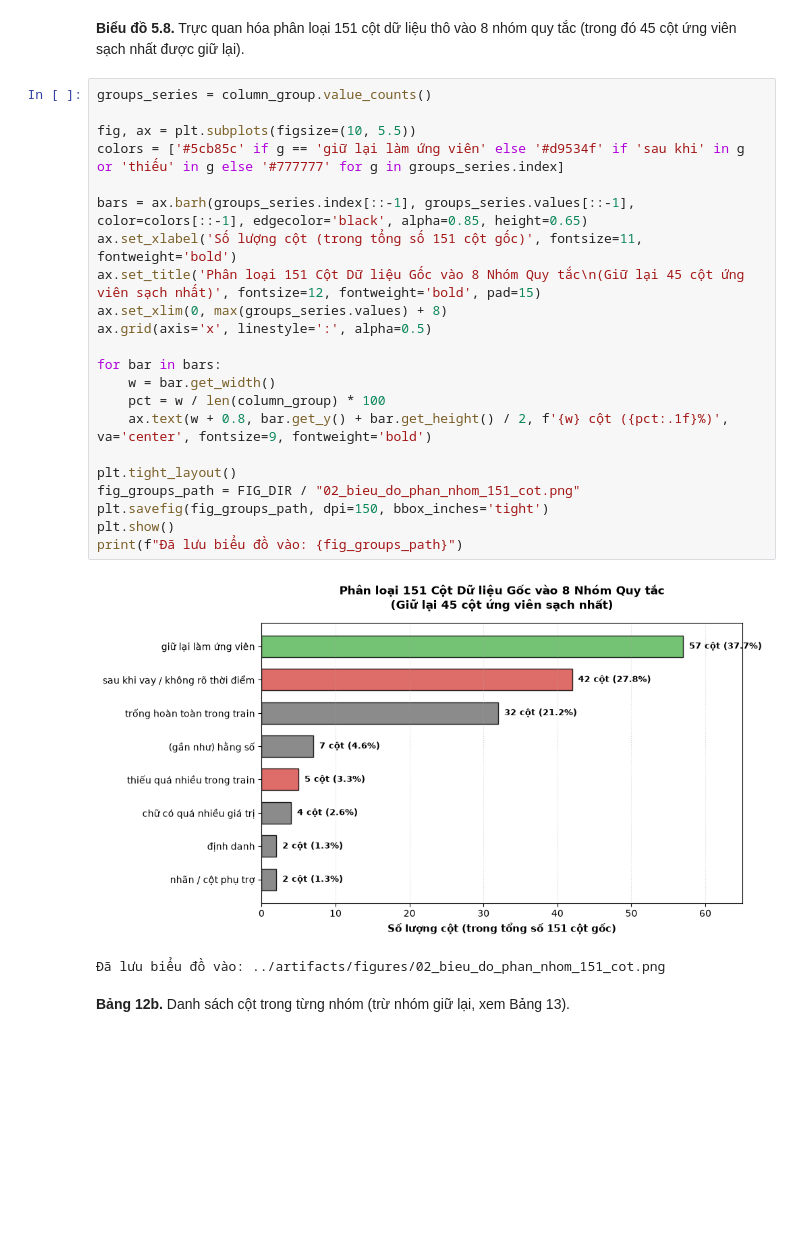
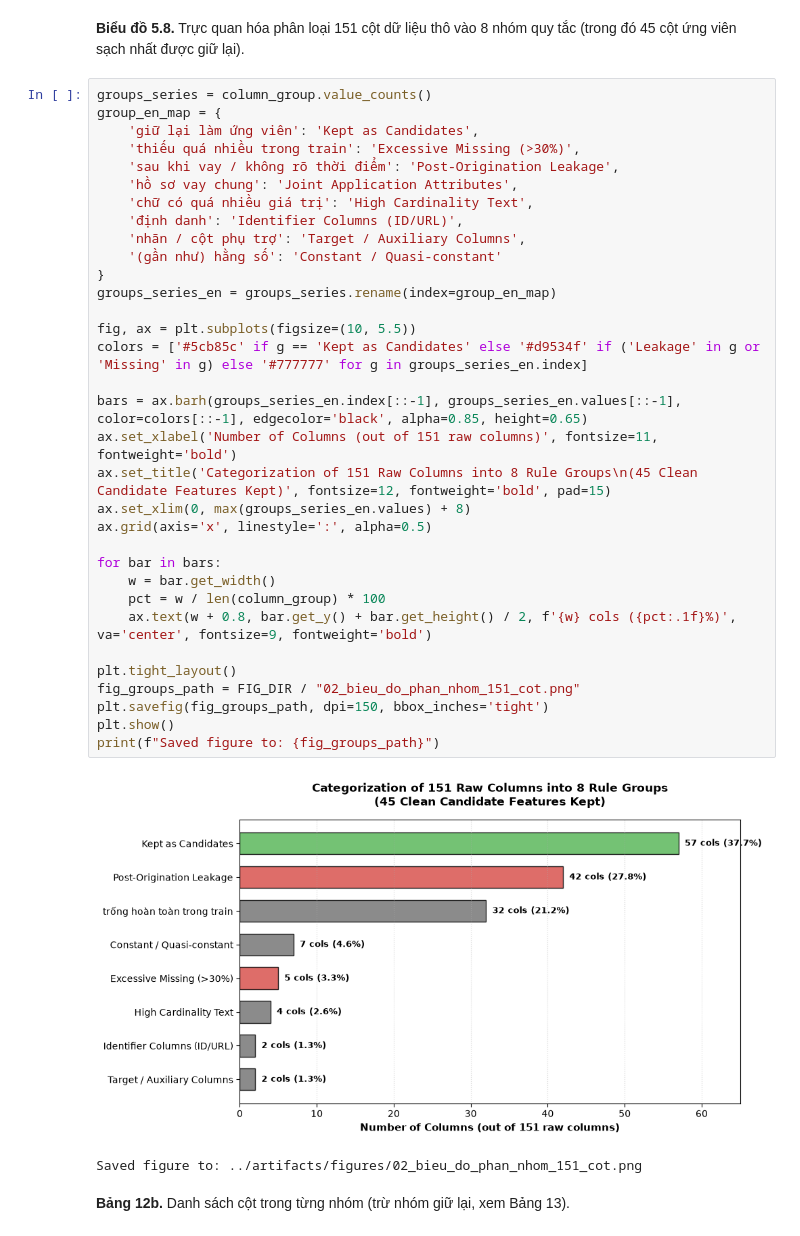
Before and after one commit to Eliza516/Lending-Club-Credit-Scoring, a Jupyter notebook: notebooks/02_lam_sach_va_feature.ipynb, the cells around one changed output. Drawn from its saved outputs; the diff is of its cells as text; blank space fills up the shorter version.

Commit message:
refactor(notebook-02): purge WoE, add univariate AUC and purpose risk charts to Section 5, translate all charts to English

```diff
--- a/notebooks/02_lam_sach_va_feature.ipynb
+++ b/notebooks/02_lam_sach_va_feature.ipynb
@@ -659,29 +692,40 @@ group_summary
 **Biểu đồ 5.8.** Trực quan hóa phân loại 151 cột dữ liệu thô vào 8 nhóm quy tắc (trong đó 45 cột ứng viên sạch nhất được giữ lại).
 # %%
 groups_series = column_group.value_counts()
+group_en_map = {
+    'giữ lại làm ứng viên': 'Kept as Candidates',
+    'thiếu quá nhiều trong train': 'Excessive Missing (>30%)',
+    'sau khi vay / không rõ thời điểm': 'Post-Origination Leakage',
+    'hồ sơ vay chung': 'Joint Application Attributes',
+    'chữ có quá nhiều giá trị': 'High Cardinality Text',
+    'định danh': 'Identifier Columns (ID/URL)',
+    'nhãn / cột phụ trợ': 'Target / Auxiliary Columns',
+    '(gần như) hằng số': 'Constant / Quasi-constant'
+}
+groups_series_en = groups_series.rename(index=group_en_map)
 
 fig, ax = plt.subplots(figsize=(10, 5.5))
-colors = ['#5cb85c' if g == 'giữ lại làm ứng viên' else '#d9534f' if 'sau khi' in g or 'thiếu' in g else '#777777' for g in groups_series.index]
+colors = ['#5cb85c' if g == 'Kept as Candidates' else '#d9534f' if ('Leakage' in g or 'Missing' in g) else '#777777' for g in groups_series_en.index]
 
-bars = ax.barh(groups_series.index[::-1], groups_series.values[::-1], color=colors[::-1], edgecolor='black', alpha=0.85, height=0.65)
-ax.set_xlabel('Số lượng cột (trong tổng số 151 cột gốc)', fontsize=11, fontweight='bold')
-ax.set_title('Phân loại 151 Cột Dữ liệu Gốc vào 8 Nhóm Quy tắc\n(Giữ lại 45 cột ứng viên sạch nhất)', fontsize=12, fontweight='bold', pad=15)
-ax.set_xlim(0, max(groups_series.values) + 8)
+bars = ax.barh(groups_series_en.index[::-1], groups_series_en.values[::-1], color=colors[::-1], edgecolor='black', alpha=0.85, height=0.65)
+ax.set_xlabel('Number of Columns (out of 151 raw columns)', fontsize=11, fontweight='bold')
+ax.set_title('Categorization of 151 Raw Columns into 8 Rule Groups\n(45 Clean Candidate Features Kept)', fontsize=12, fontweight='bold', pad=15)
+ax.set_xlim(0, max(groups_series_en.values) + 8)
 ax.grid(axis='x', linestyle=':', alpha=0.5)
 
 for bar in bars:
     w = bar.get_width()
     pct = w / len(column_group) * 100
-    ax.text(w + 0.8, bar.get_y() + bar.get_height() / 2, f'{w} cột ({pct:.1f}%)', va='center', fontsize=9, fontweight='bold')
+    ax.text(w + 0.8, bar.get_y() + bar.get_height() / 2, f'{w} cols ({pct:.1f}%)', va='center', fontsize=9, fontweight='bold')
 
 plt.tight_layout()
 fig_groups_path = FIG_DIR / "02_bieu_do_phan_nhom_151_cot.png"
 plt.savefig(fig_groups_path, dpi=150, bbox_inches='tight')
 plt.show()
-print(f"Đã lưu biểu đồ vào: {fig_groups_path}")
+print(f"Saved figure to: {fig_groups_path}")
 # %% [output]
-[figure, old version]
+[figure, new version]
-Đã lưu biểu đồ vào: ../artifacts/figures/02_bieu_do_phan_nhom_151_cot.png
+Saved figure to: ../artifacts/figures/02_bieu_do_phan_nhom_151_cot.png
 # %% [markdown]
 **Bảng 12b.** Danh sách cột trong từng nhóm (trừ nhóm giữ lại, xem Bảng 13).
 # %%
```
Also changed, not shown: parts of 16 cells of this notebook.
